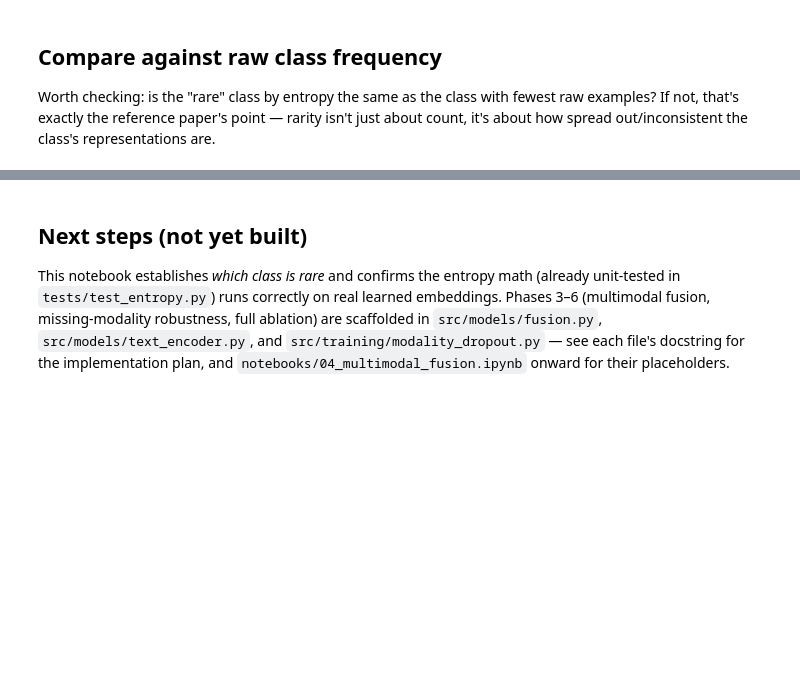
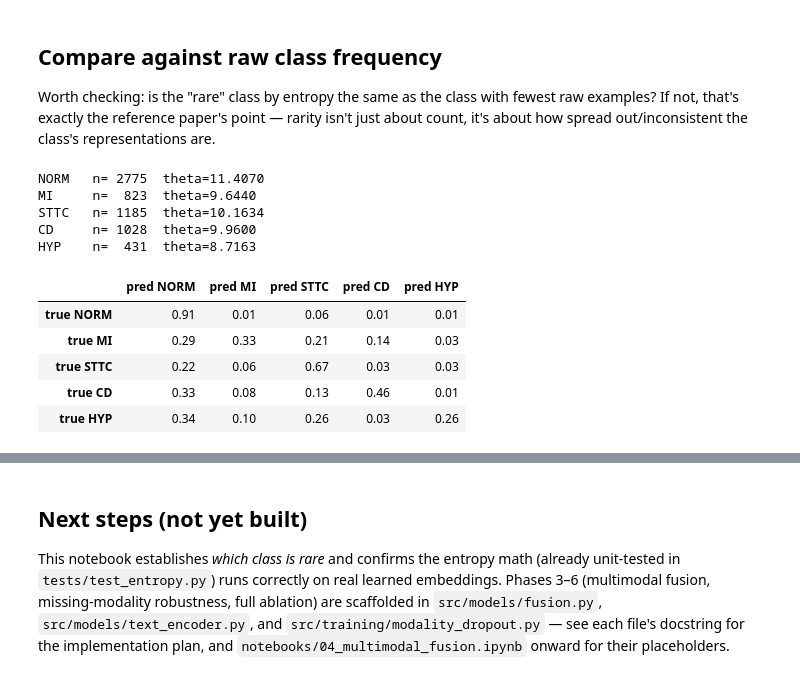
Before and after one commit to Sakina152/mm-dg-healthcare, a Jupyter notebook: notebooks/03_rare_class_identification.ipynb, the cells around one changed output, grey strips where cells are left out. Cells and saved outputs as stored; diff of their text form; code cells hidden in the pictures; blank space fills up the shorter version.

```diff
--- a/notebooks/03_rare_class_identification.ipynb
+++ b/notebooks/03_rare_class_identification.ipynb
@@ -60,0 +122,18 @@ print(f"Rare classes (Definition 2 threshold = mean +/- 1 std): "
+# %%
+import numpy as np, pandas as pd
+from sklearn.neighbors import NearestNeighbors
+
+rng = np.random.default_rng(42)
+N = 400   # just below the smallest class (HYP = 431)
+rows = []
+for c in sorted(result.class_entropy):
+    e = embeddings[labels == c]
+    dists = []
+    for _ in range(10):
+        sub = e[rng.choice(len(e), N, replace=False)]
+        d, _ = NearestNeighbors(n_neighbors=6).fit(sub).kneighbors(sub)
+        dists.append(d[:, 1:].mean())
+    rows.append({"class": idx_to_label[c], "n": len(e),
+                 "theta": round(result.class_entropy[c], 3),
+                 "knn_dist_at_n400": round(float(np.mean(dists)), 4)})
+pd.DataFrame(rows)
@@ -85,3 +195,31 @@ class's representations are.
 counts = np.bincount(labels, minlength=len(label_to_idx))
 for i, c in enumerate(counts):
     print(f"{idx_to_label[i]:6s} n={c:5d}  theta={result.class_entropy.get(i, float('nan')):.4f}")
+# %% [output]
+NORM   n= 2775  theta=11.4070
+MI     n=  823  theta=9.6440
+STTC   n= 1185  theta=10.1634
+CD     n= 1028  theta=9.9600
+HYP    n=  431  theta=8.7163
+# %%
+import pandas as pd, numpy as np, torch
+from sklearn.metrics import confusion_matrix
+from torch.utils.data import DataLoader
+
+test_ds = PTBXLDataset(split.test_df, cfg.data.ptbxl_dir, label_to_idx)
+test_loader = DataLoader(test_ds, batch_size=64, shuffle=False, num_workers=2)
+preds, ys = [], []
+with torch.no_grad():
+    for b in test_loader:
+        preds.append(model(b["signal"].to(device)).argmax(1).cpu().numpy())
+        ys.append(b["label"].numpy())
+names = [idx_to_label[i] for i in range(5)]
+cm = confusion_matrix(np.concatenate(ys), np.concatenate(preds), labels=range(5), normalize="true")
+pd.DataFrame(cm, index=[f"true {n}" for n in names], columns=[f"pred {n}" for n in names]).round(2)
+# %% [output]
+|  | pred NORM | pred MI | pred STTC | pred CD | pred HYP |
+| true NORM | 0.91 | 0.01 | 0.06 | 0.01 | 0.01 |
+| true MI | 0.29 | 0.33 | 0.21 | 0.14 | 0.03 |
+| true STTC | 0.22 | 0.06 | 0.67 | 0.03 | 0.03 |
+| true CD | 0.33 | 0.08 | 0.13 | 0.46 | 0.01 |
+| true HYP | 0.34 | 0.10 | 0.26 | 0.03 | 0.26 |
```
Also changed, not shown: parts of 12 cells of this notebook.
